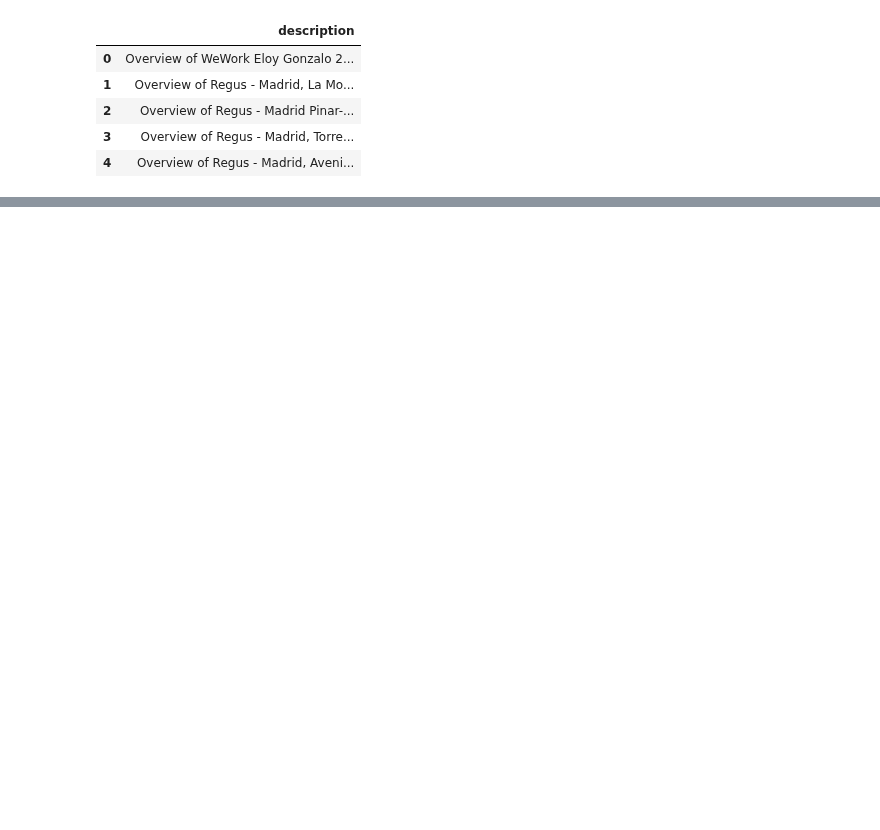
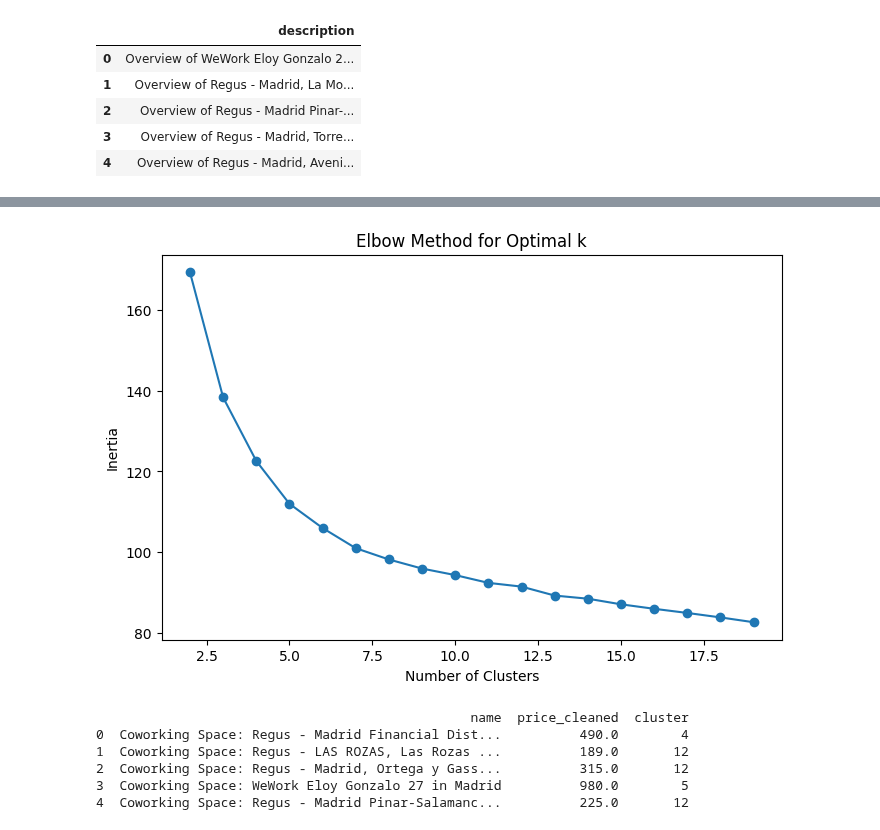
Before and after one commit to GabrielFersPin/Coworking, a Jupyter notebook: src/data_processing/madrid_overview_analysis.ipynb, the cells around one changed output, grey strips where cells are left out. Saved outputs shown, nothing was run; the diff lists cells and outputs as text; code cells hidden in the pictures; blank space fills up the shorter version.

```diff
--- a/src/data_processing/madrid_overview_analysis.ipynb
+++ b/src/data_processing/madrid_overview_analysis.ipynb
@@ -91,0 +215,3 @@ word_freq_df.drop(columns='ovierview', )
+# %%
+median_price = df['price_cleaned'].median()
+df['price_cleaned'].fillna(median_price, inplace=True)
@@ -91,0 +225,54 @@ word_freq_df.drop(columns='ovierview', )
+# %%
+from sklearn.feature_extraction.text import TfidfVectorizer
+
+# Initialize TF-IDF Vectorizer
+tfidf = TfidfVectorizer(max_features=100)  # Limit features to avoid overfitting
+X_text = tfidf.fit_transform(df['description']).toarray()  # Convert to array
+# %%
+from sklearn.preprocessing import StandardScaler
+import numpy as np
+
+# Replace NaNs (if any remain) with the median
+df['price_cleaned'].fillna(df['price_cleaned'].median(), inplace=True)
+
+# Reshape price column and scale it
+scaler = StandardScaler()
+X_price = scaler.fit_transform(df[['price_cleaned']])
+
+# Combine text and price features
+X_combined = np.hstack((X_text, X_price))
+# %%
+import matplotlib.pyplot as plt
+from sklearn.cluster import KMeans
+
+inertia = []
+K_range = range(2, 20)
+
+for k in K_range:
+    kmeans = KMeans(n_clusters=k, random_state=42, n_init=20)
+    kmeans.fit(X_combined)
+    inertia.append(kmeans.inertia_)
+
+# Plot elbow curve
+plt.figure(figsize=(8, 5))
+plt.plot(K_range, inertia, marker='o')
+plt.xlabel('Number of Clusters')
+plt.ylabel('Inertia')
+plt.title('Elbow Method for Optimal k')
+plt.show()
+# %% [output]
+[figure, added]
+# %%
+optimal_k = 13  # Choose based on elbow method
+
+kmeans = KMeans(n_clusters=optimal_k, random_state=42, n_init=10)
+df['cluster'] = kmeans.fit_predict(X_combined)
+
+print(df[['name', 'price_cleaned', 'cluster']].head())  # Show results
+# %% [output]
+                                                name  price_cleaned  cluster
+0  Coworking Space: Regus - Madrid Financial Dist...          490.0        4
+1  Coworking Space: Regus - LAS ROZAS, Las Rozas ...          189.0       12
+2  Coworking Space: Regus - Madrid, Ortega y Gass...          315.0       12
+3  Coworking Space: WeWork Eloy Gonzalo 27 in Madrid          980.0        5
+4  Coworking Space: Regus - Madrid Pinar-Salamanc...          225.0       12
```
Also changed, not shown: parts of 12 cells of this notebook, 2 other files.
